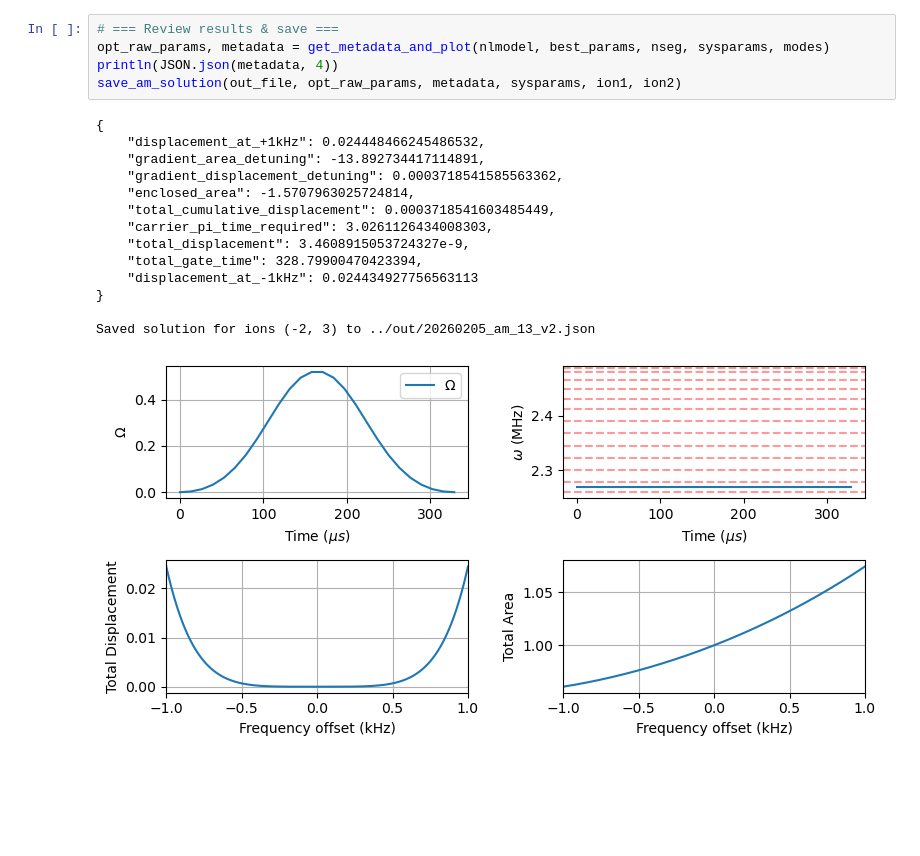
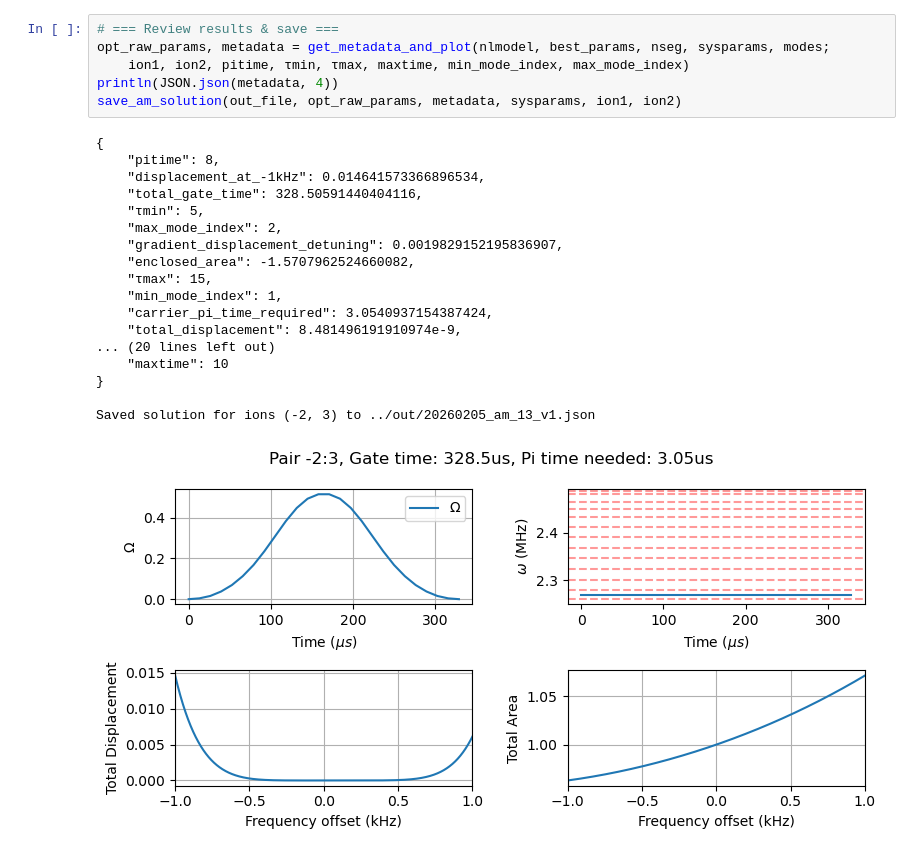
Before and after one commit to euriqa-brassboard/GoldGates.jl, a Jupyter notebook: notebooks/am_gates.ipynb, the cells around one changed output. Saved outputs shown, nothing was run; the diff lists cells and outputs as text; blank space fills up the shorter version.

```diff
--- a/notebooks/am_gates.ipynb
+++ b/notebooks/am_gates.ipynb
@@ -61,20 +55,25 @@ best_params, best_obj = run_optimization!(opt, tracker, nlmodel)
 # %%
 # === Review results & save ===
-opt_raw_params, metadata = get_metadata_and_plot(nlmodel, best_params, nseg, sysparams, modes)
+opt_raw_params, metadata = get_metadata_and_plot(nlmodel, best_params, nseg, sysparams, modes;
+    ion1, ion2, pitime, τmin, τmax, maxtime, min_mode_index, max_mode_index)
 println(JSON.json(metadata, 4))
 save_am_solution(out_file, opt_raw_params, metadata, sysparams, ion1, ion2)
 # %% [output]
 {
-    "displacement_at_+1kHz": 0.024448466245486532,
-    "gradient_area_detuning": -13.892734417114891,
-    "gradient_displacement_detuning": 0.0003718541585563362,
-    "enclosed_area": -1.5707963025724814,
-    "total_cumulative_displacement": 0.0003718541603485449,
-    "carrier_pi_time_required": 3.0261126434008303,
-    "total_displacement": 3.4608915053724327e-9,
-    "total_gate_time": 328.79900470423394,
-    "displacement_at_-1kHz": 0.024434927756563113
+    "pitime": 8,
+    "displacement_at_-1kHz": 0.014641573366896534,
+    "total_gate_time": 328.50591440404116,
+    "τmin": 5,
+    "max_mode_index": 2,
+    "gradient_displacement_detuning": 0.0019829152195836907,
+    "enclosed_area": -1.5707962524660082,
+    "τmax": 15,
+    "min_mode_index": 1,
+    "carrier_pi_time_required": 3.0540937154387424,
+    "total_displacement": 8.481496191910974e-9,
+... (20 lines left out)
+    "maxtime": 10
 }
 
-Saved solution for ions (-2, 3) to ../out/20260205_am_13_v2.json
+Saved solution for ions (-2, 3) to ../out/20260205_am_13_v1.json
-[figure, old version]
+[figure, new version]
```
Also changed, not shown: parts of 4 cells of this notebook, 2 other files.
